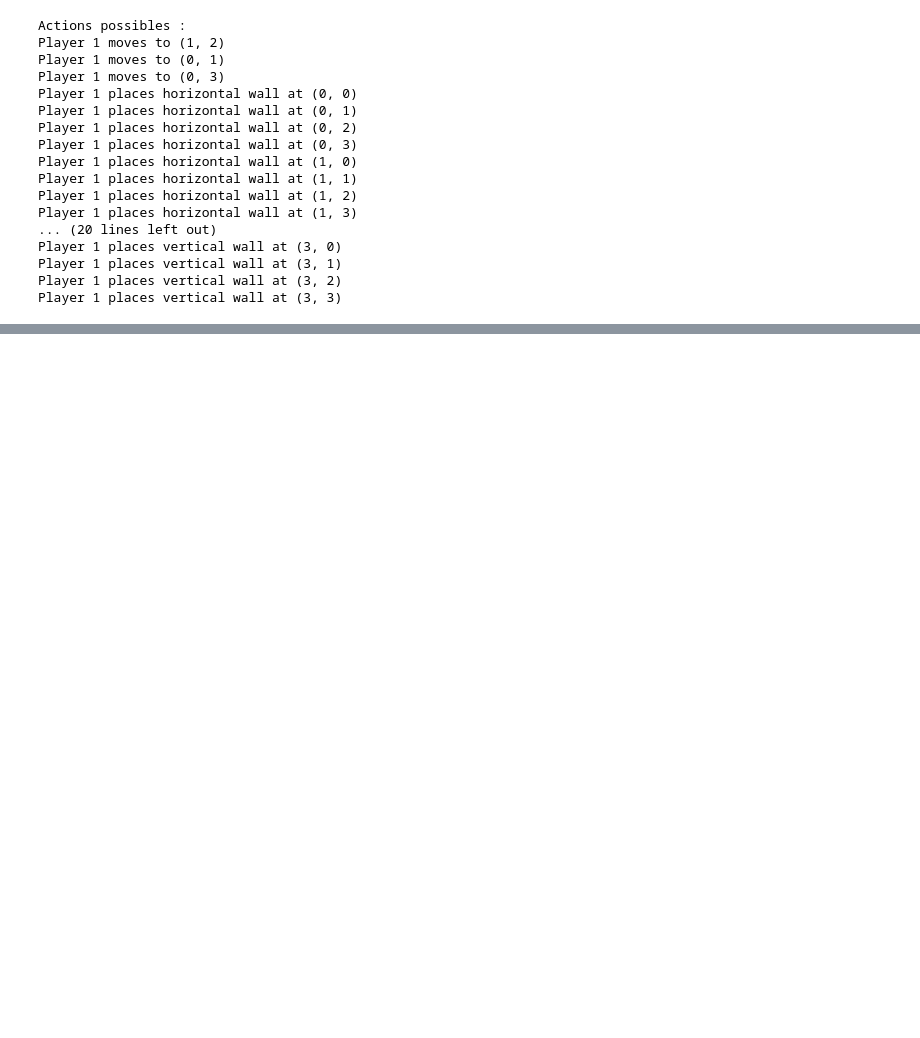
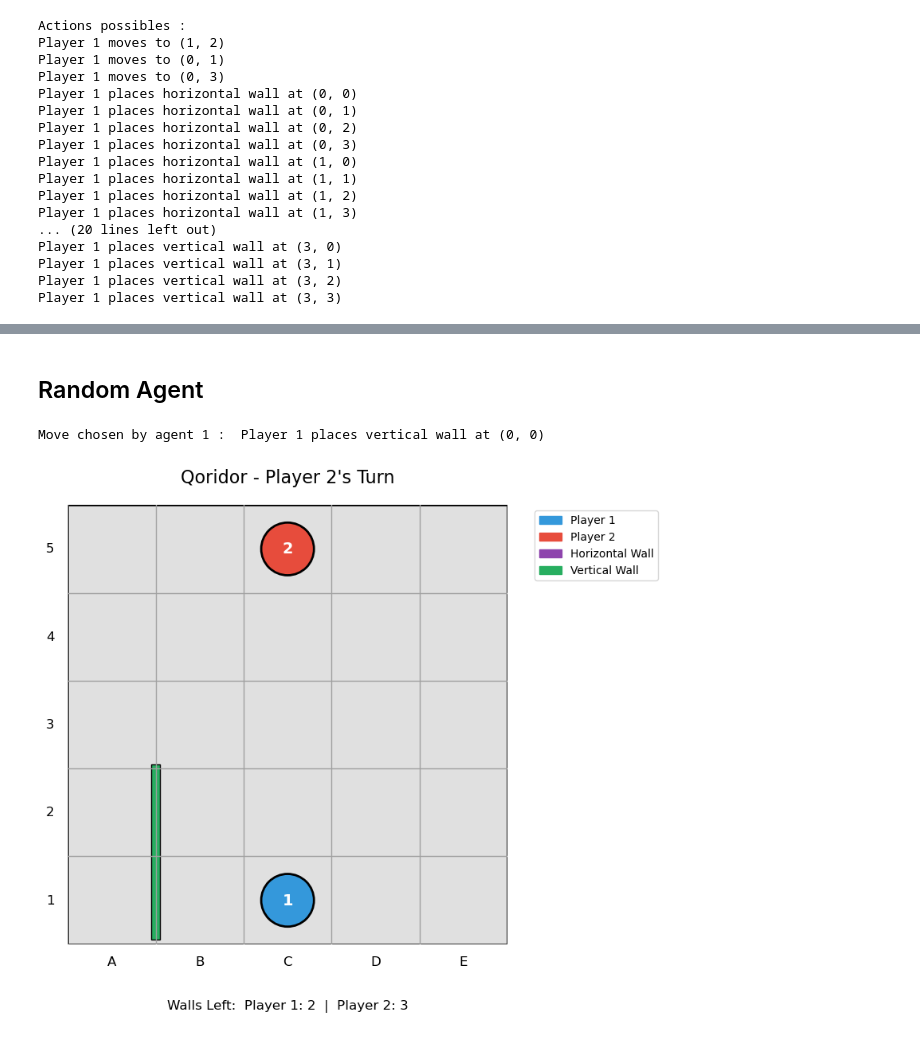
Before and after one commit to LaComete3/Quoridor_581, a Jupyter notebook: main.ipynb, the cells around one changed output, grey strips where cells are left out. Saved outputs shown, nothing was run; the diff lists cells and outputs as text; code cells hidden in the pictures; blank space fills up the shorter version.

```diff
--- a/main.ipynb
+++ b/main.ipynb
@@ -118,0 +53,14 @@ False
+# %% [markdown]
+## Random Agent
+# %%
+game = QoridorGame(board_size=5, num_walls=3)
+
+random_agent1 = RandomAgent()
+
+move = random_agent1.get_move(game)
+print("Move chosen by agent 1 : ", move)
+game.make_move(move)
+visualizer.render_game(game)
+# %% [output]
+Move chosen by agent 1 :  Player 1 places vertical wall at (0, 0)
+[figure, added]
```
Also changed, not shown: parts of 18 cells of this notebook.
